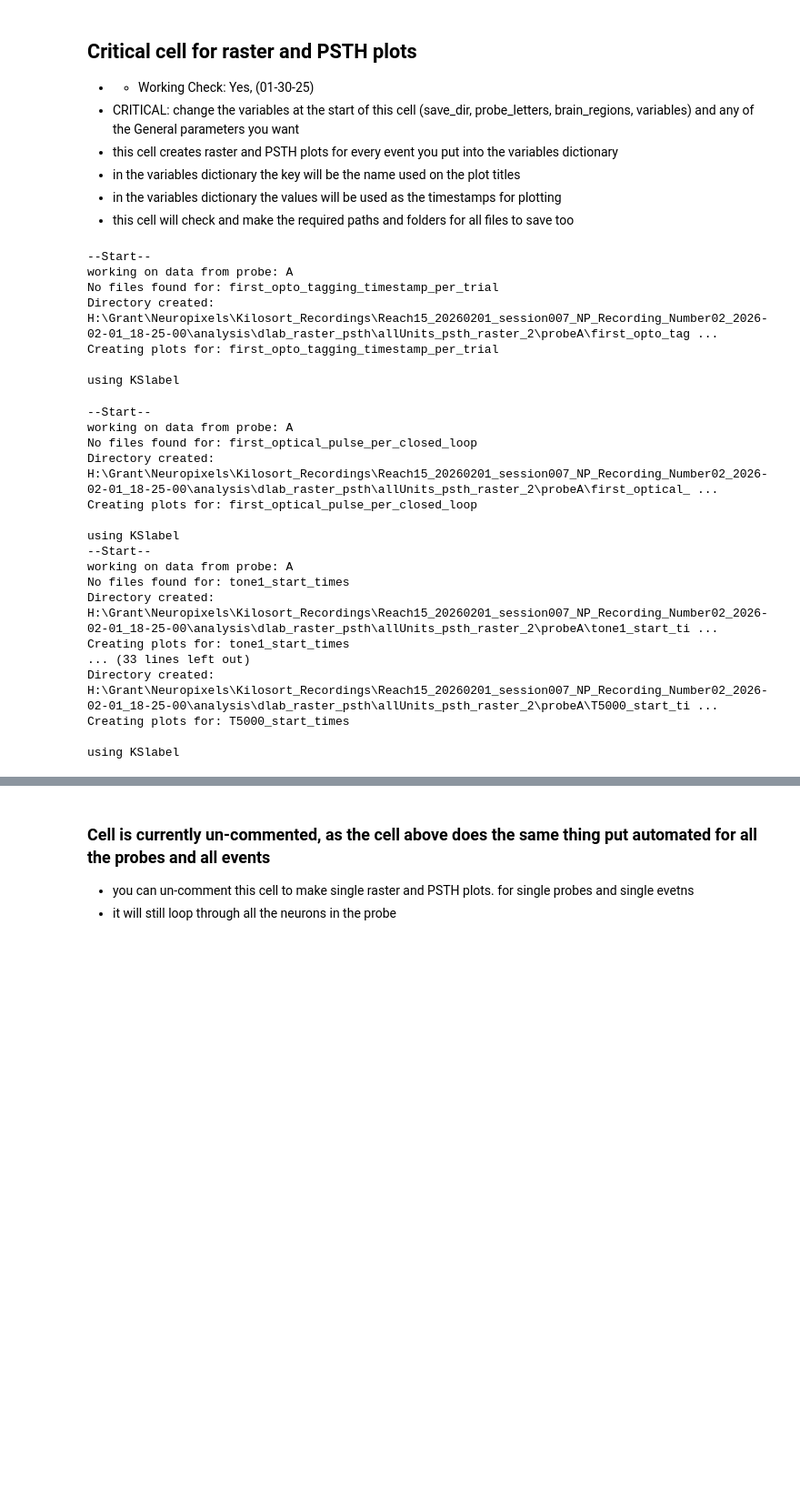
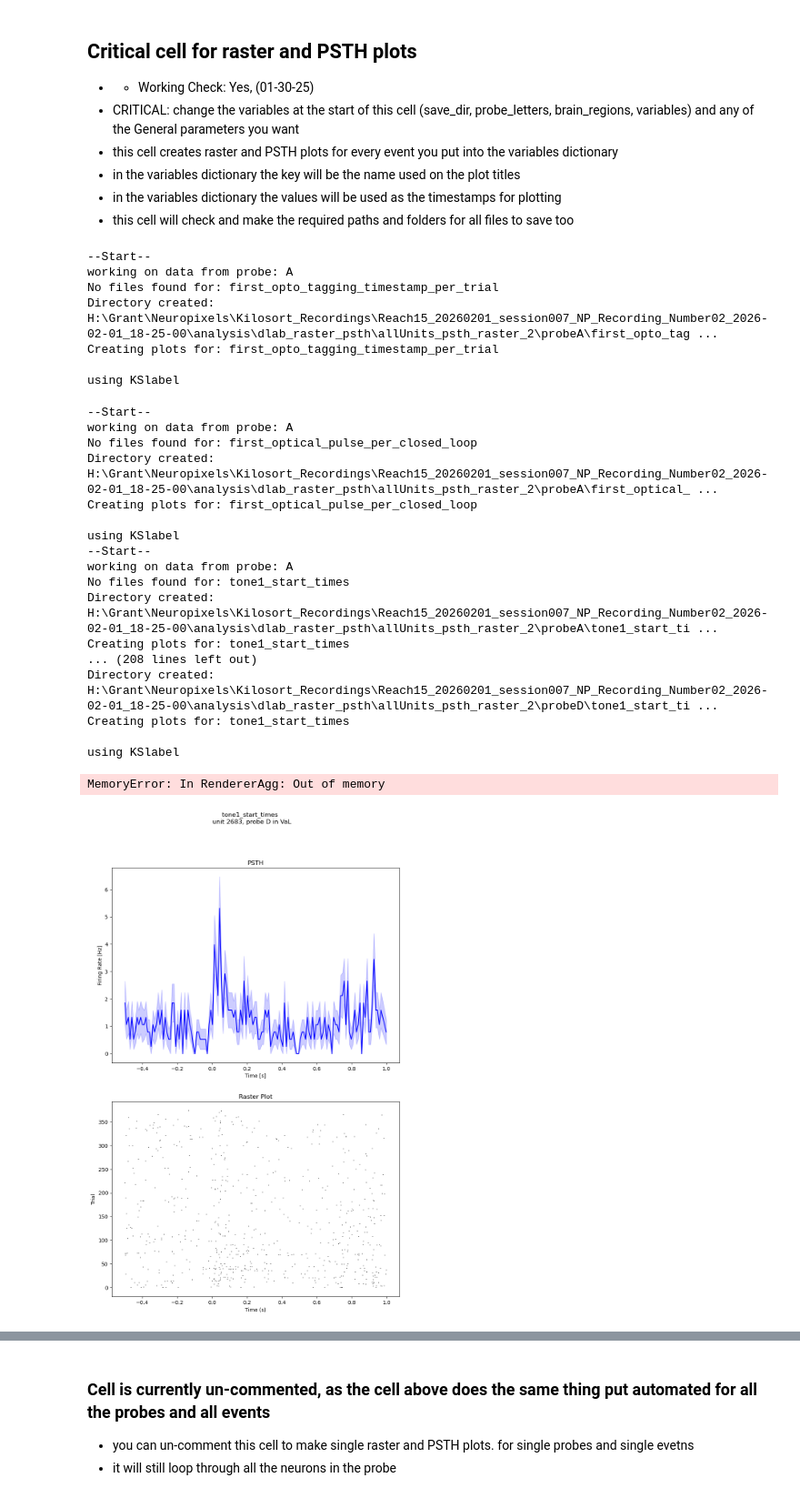
Before and after one commit to granthughes1999/NWB_and_Reaching_analysis, a Jupyter notebook: mice/Reach15/analyze_data/03_psth_raster_NWB.ipynb, the cells around one changed output, grey strips where cells are left out. Shown at 91% size. Cells and saved outputs as stored; diff of their text form; code cells hidden in the pictures; blank space fills up the shorter version.

```diff
--- a/mice/Reach15/analyze_data/03_psth_raster_NWB.ipynb
+++ b/mice/Reach15/analyze_data/03_psth_raster_NWB.ipynb
@@ -1517,6 +1577,7 @@ variables = {
     'T5000_start_times': T5000_start_times,
     'reach_Init_from_StimROI_with_STIM': reach_Init_from_StimROI_with_STIM,
     'reach_Init_from_StimROI_without_STIM': reach_Init_from_StimROI_with_NO_STIM,
+    'all_stimROI_start_times':all_stimROI_triggers_start_times
 
 }
 
@@ -1564,33 +1625,35 @@ for probeLetter in probe_letters:
 
         # Generate plots using the correct brain region for the probe
         save_dir_02 = opto_tagging_path
         allUnits_psth_raster_2(
             df_units, df_stim, brain_region=brain_region, title_name=event_name, event_times=event_times,
             KSlabel=KSlabel, all_units=all_units, probeLetter=probeLetter,
             save_dir=save_dir_02, pre=pre, post=post, bin_size=bin_size
         )
 # %% [output]
 --Start--
 working on data from probe: A
 No files found for: first_opto_tagging_timestamp_per_trial
 Directory created: H:\Grant\Neuropixels\Kilosort_Recordings\Reach15_20260201_session007_NP_Recording_Number02_2026-02-01_18-25-00\analysis\dlab_raster_psth\allUnits_psth_raster_2\probeA\first_opto_tag ...
 Creating plots for: first_opto_tagging_timestamp_per_trial
 
 using KSlabel
 --Start--
 working on data from probe: A
 No files found for: first_optical_pulse_per_closed_loop
 Directory created: H:\Grant\Neuropixels\Kilosort_Recordings\Reach15_20260201_session007_NP_Recording_Number02_2026-02-01_18-25-00\analysis\dlab_raster_psth\allUnits_psth_raster_2\probeA\first_optical_ ...
 Creating plots for: first_optical_pulse_per_closed_loop
 
 using KSlabel
 --Start--
 working on data from probe: A
 No files found for: tone1_start_times
 Directory created: H:\Grant\Neuropixels\Kilosort_Recordings\Reach15_20260201_session007_NP_Recording_Number02_2026-02-01_18-25-00\analysis\dlab_raster_psth\allUnits_psth_raster_2\probeA\tone1_start_ti ...
 Creating plots for: tone1_start_times
-... (33 lines left out)
-Directory created: H:\Grant\Neuropixels\Kilosort_Recordings\Reach15_20260201_session007_NP_Recording_Number02_2026-02-01_18-25-00\analysis\dlab_raster_psth\allUnits_psth_raster_2\probeA\T5000_start_ti ...
-Creating plots for: T5000_start_times
+... (208 lines left out)
+Directory created: H:\Grant\Neuropixels\Kilosort_Recordings\Reach15_20260201_session007_NP_Recording_Number02_2026-02-01_18-25-00\analysis\dlab_raster_psth\allUnits_psth_raster_2\probeD\tone1_start_ti ...
+Creating plots for: tone1_start_times
 
 using KSlabel
+MemoryError: In RendererAgg: Out of memory
+[figure, added]
```
Also changed, not shown: parts of 22 cells of this notebook, 1 other file.
